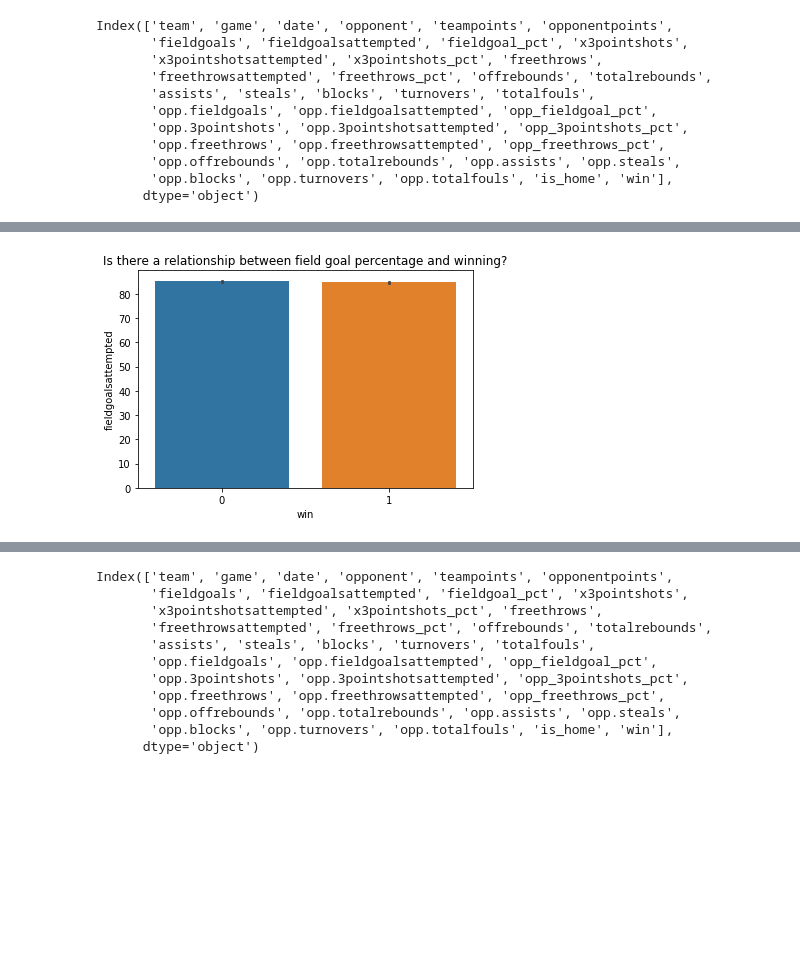
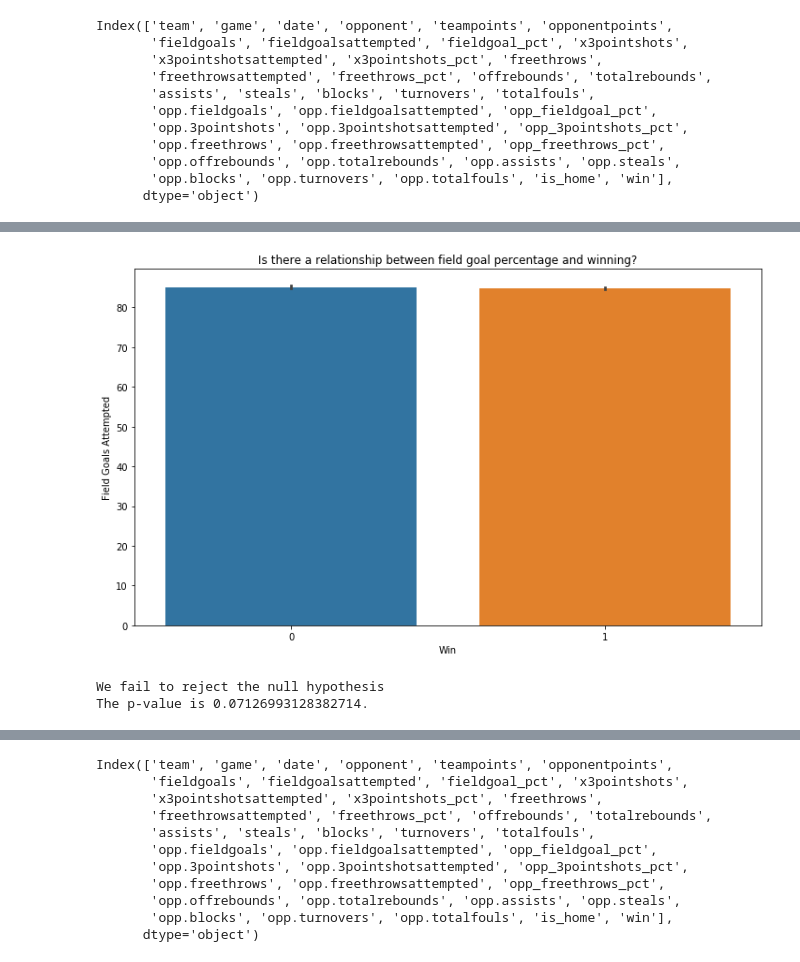
Before and after one commit to george887/NBA_stats, a Jupyter notebook: explore.ipynb, the cells around one changed output, grey strips where cells are left out. Saved outputs shown, nothing was run; the diff lists cells and outputs as text; code cells hidden in the pictures; blank space fills up the shorter version.

Commit message:
adding hypothesis tests

```diff
--- a/explore.ipynb
+++ b/explore.ipynb
@@ -73,6 +128,22 @@ plt.show()
 # %%
+plt.figure(figsize=(12,7))
 sns.barplot(x= 'win', y = 'fieldgoalsattempted', data = train)
 plt.title('Is there a relationship between field goal percentage and winning?')
+plt.ylabel('Field Goals Attempted')
+plt.xlabel('Win')
 plt.show()
 # %% [output]
-[figure, old version]
+[figure, new version]
+# %%
+alpha = .05
+
+t, p = stats.ttest_ind(win['fieldgoalsattempted'], loss['fieldgoalsattempted'])
+
+if p < alpha:
+    print("We reject the null hypothesis.")
+else:
+    print("We fail to reject the null hypothesis.")
+print(f'The p-value is {p}.')
+# %% [output]
+We fail to reject the null hypothesis
+The p-value is 0.07126993128382714.
```
Also changed, not shown: parts of 23 cells of this notebook.
